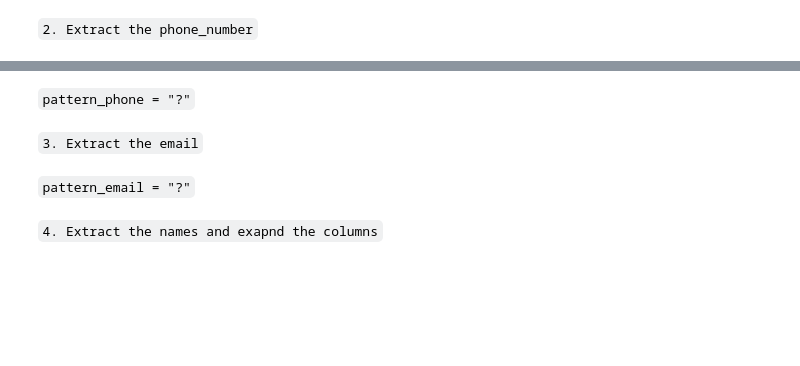
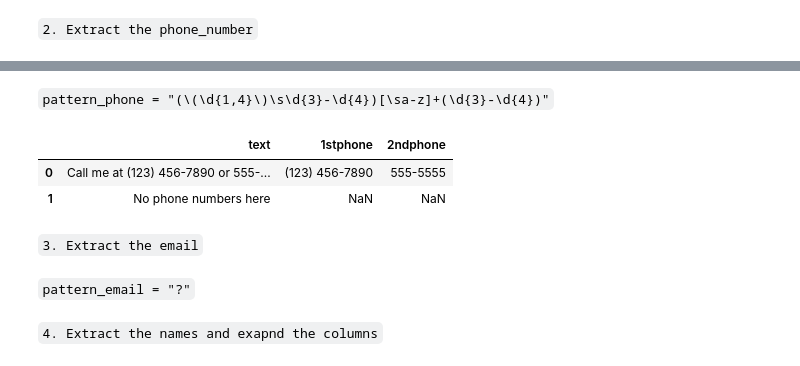
Before and after one commit to Ironhack-data-bcn-oct-2023/lectures, a Jupyter notebook: week-2/5.2. Regex/2. Regex II - In pandas.ipynb, the cells around one changed output, grey strips where cells are left out. Cells and saved outputs as stored; diff of their text form; code cells hidden in the pictures; blank space fills up the shorter version.

```diff
--- a/week-2/5.2. Regex/2. Regex II - In pandas.ipynb
+++ b/week-2/5.2. Regex/2. Regex II - In pandas.ipynb
@@ -22,8 +36,14 @@ df
-# %% [markdown]
-`pattern_phone = "?"`
+# %% [markdown]
+`pattern_phone = "(\(\d{1,4}\)\s\d{3}-\d{4})[\sa-z]+(\d{3}-\d{4})"`
+# %%
+pattern_phone = "(\(\d{1,4}\)\s\d{3}-\d{4})[\sa-z]+(\d{3}-\d{4})"
 # %%
-df['phone_numbers'] = df['text'].str.extract(pattern_phone)
+df[['1stphone', "2ndphone"]] = df['text'].str.extract(pattern_phone)
 df
+# %% [output]
+|  | text | 1stphone | 2ndphone |
+| 0 | Call me at (123) 456-7890 or 555-... | (123) 456-7890 | 555-5555 |
+| 1 | No phone numbers here | NaN | NaN |
 # %% [markdown]
 `3. Extract the email`
 # %%
```
Also changed, not shown: parts of 8 cells of this notebook.
